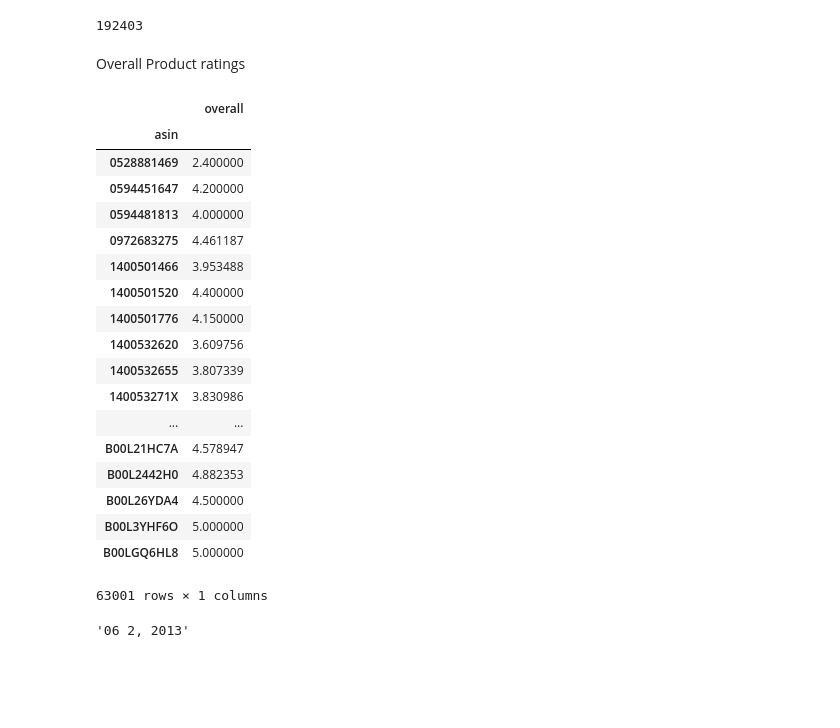
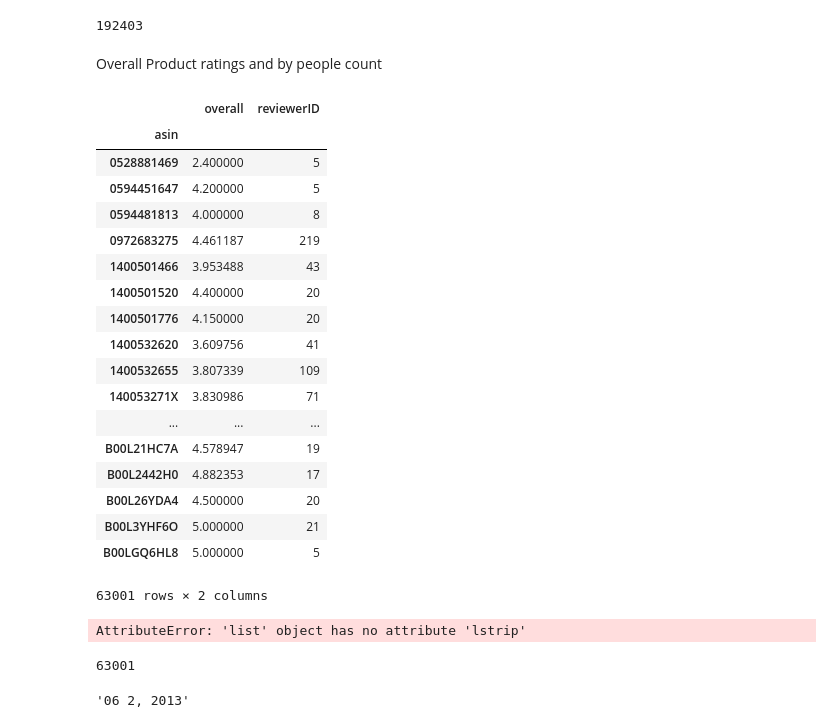
Before and after one commit to sarthakTUM/Amazon-Mining, a Jupyter notebook: notebooks/Data Analysis Review.ipynb, the cells around one changed output. Drawn from its saved outputs; the diff is of its cells as text; code cells hidden in the pictures; blank space fills up the shorter version.

Commit message:
Review Electronics Data Analysis

```diff
--- a/notebooks/Data Analysis Review.ipynb
+++ b/notebooks/Data Analysis Review.ipynb
@@ -108,27 +115,47 @@ data.loc[:,'reviewerID'].unique().shape[0]
 # %% [markdown]
-Overall Product ratings
+Overall Product ratings and by people count
-# %%
-data[['asin','overall']].groupby(['asin']).mean()
-# %% [output]
-|  | overall |
-| asin |  |
-| 0528881469 | 2.400000 |
-| 0594451647 | 4.200000 |
-| 0594481813 | 4.000000 |
-| 0972683275 | 4.461187 |
-| 1400501466 | 3.953488 |
-| 1400501520 | 4.400000 |
-| 1400501776 | 4.150000 |
-| 1400532620 | 3.609756 |
-| 1400532655 | 3.807339 |
-| 140053271X | 3.830986 |
-| ... | ... |
-| B00L21HC7A | 4.578947 |
-| B00L2442H0 | 4.882353 |
-| B00L26YDA4 | 4.500000 |
-| B00L3YHF6O | 5.000000 |
-| B00LGQ6HL8 | 5.000000 |
-63001 rows × 1 columns
+# %%
+
+da_o = data[['asin','overall']].groupby(['asin']).mean()
+da_r = data[['asin','reviewerID']].groupby(['asin']).count()
+pd.concat([da_o, da_r], axis=1)
+# %% [output]
+|  | overall | reviewerID |
+| asin |  |  |
+| 0528881469 | 2.400000 | 5 |
+| 0594451647 | 4.200000 | 5 |
+| 0594481813 | 4.000000 | 8 |
+| 0972683275 | 4.461187 | 219 |
+| 1400501466 | 3.953488 | 43 |
+| 1400501520 | 4.400000 | 20 |
+| 1400501776 | 4.150000 | 20 |
+| 1400532620 | 3.609756 | 41 |
+| 1400532655 | 3.807339 | 109 |
+| 140053271X | 3.830986 | 71 |
+| ... | ... | ... |
+| B00L21HC7A | 4.578947 | 19 |
+| B00L2442H0 | 4.882353 | 17 |
+| B00L26YDA4 | 4.500000 | 20 |
+| B00L3YHF6O | 5.000000 | 21 |
+| B00LGQ6HL8 | 5.000000 | 5 |
+63001 rows × 2 columns
+# %%
+import sys
+data.reviewTime = data.reviewTime .astype(str)
+data['Year']=(data['reviewTime'].str[-4:])
+data['Month']=(data['reviewTime'].str[0:2])
+#data['helpful']=(data['helpful'].str[0:2])
+#data['Day']=(data['reviewTime'].str[:2])
+data['helpful'] = data['helpful'].map(lambda x: x.lstrip("[").rstrip('aAbBcC'))
+
+
+data
+# %% [output]
+AttributeError: 'list' object has no attribute 'lstrip'
+# %%
+data.asin.unique().shape[0]
+# %% [output]
+63001
 # %%
 data.loc[0,'reviewTime']
 # %% [output]
```
Also changed, not shown: parts of 2 cells of this notebook.
